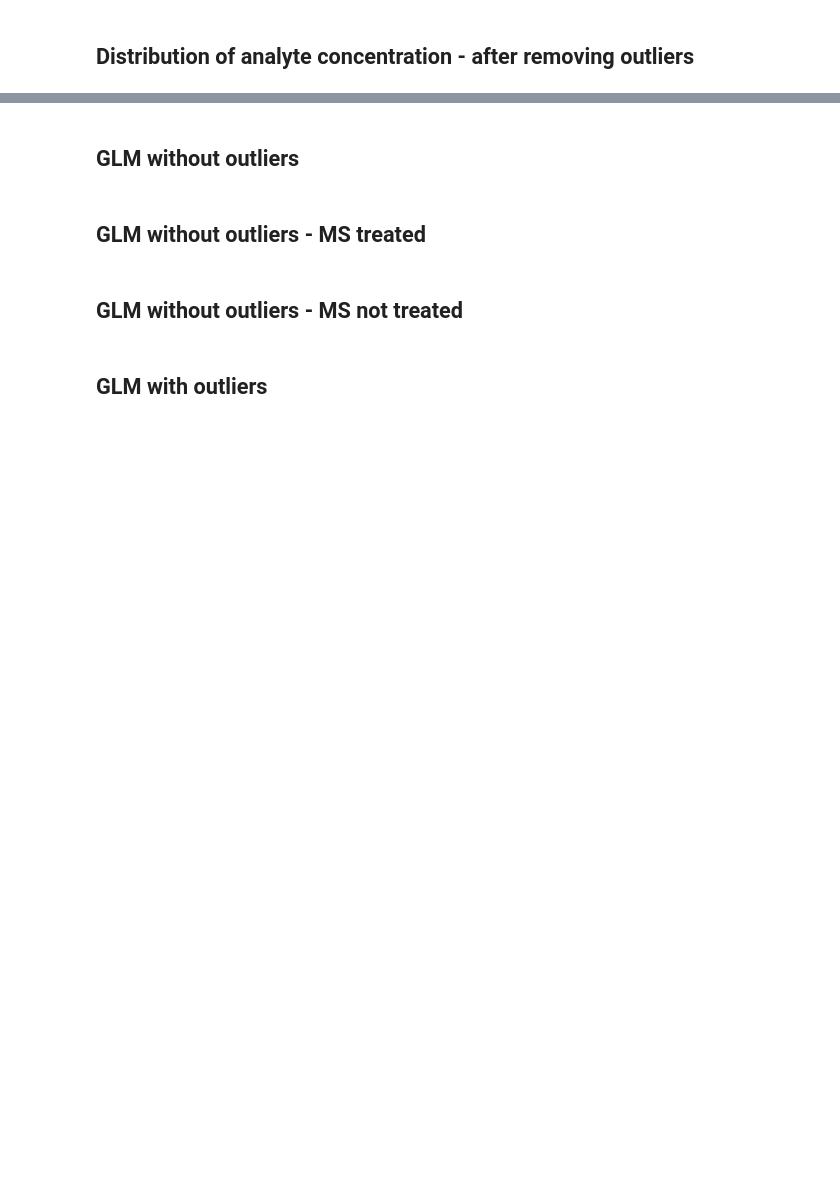
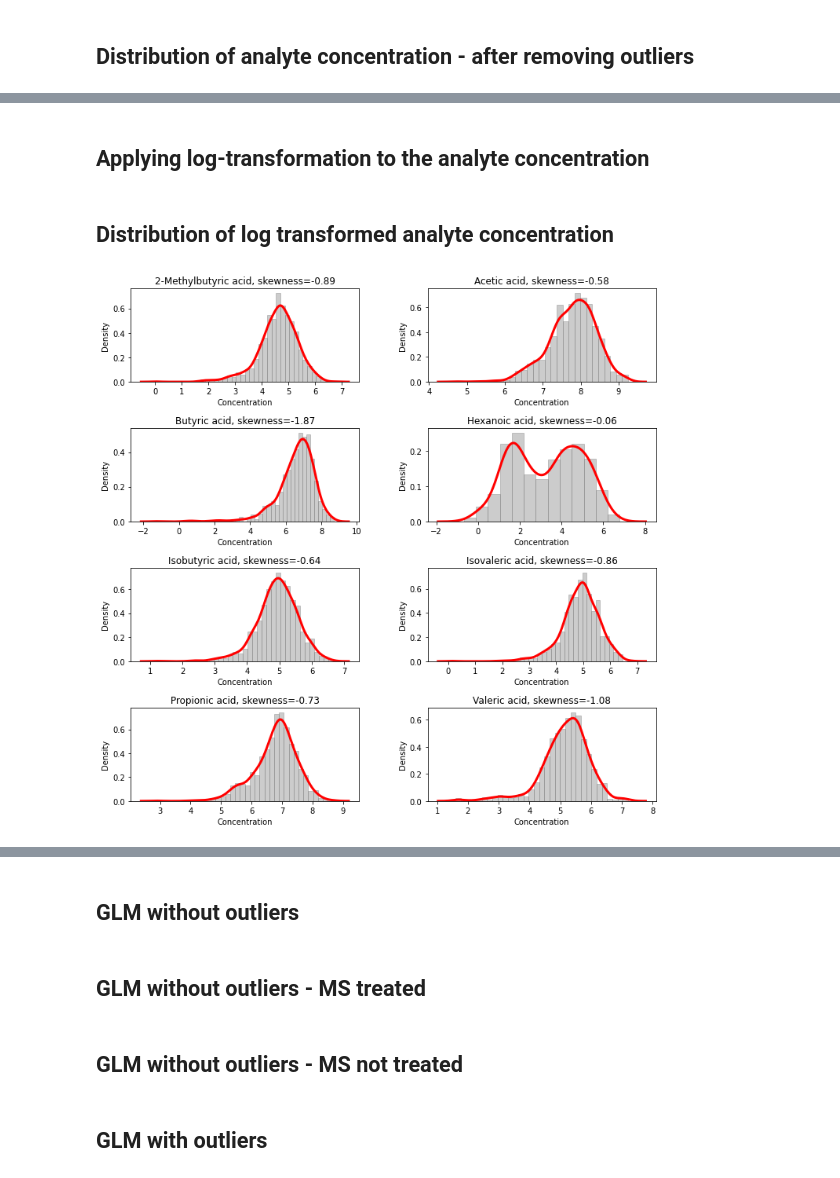
Before and after one commit to BaranziniLab/iMSMS_metabolomics, a Jupyter notebook: GLM_model_shortChain_fattyAcid.ipynb, the cells around one changed output, grey strips where cells are left out. Saved outputs shown, nothing was run; the diff lists cells and outputs as text; code cells hidden in the pictures; blank space fills up the shorter version.

```diff
--- a/GLM_model_shortChain_fattyAcid.ipynb
+++ b/GLM_model_shortChain_fattyAcid.ipynb
@@ -240,0 +244,61 @@ plt.show()
+# %% [markdown]
+## Applying log-transformation to the analyte concentration
+# %%
+data_log_transformed = data.copy()
+for analyte in analytes:
+    analyte_concentration = data_log_transformed[data_log_transformed["Analyte"] == analyte]["Result"].values
+    data_log_transformed.loc[data_log_transformed["Analyte"] == analyte, "Result"] = np.log(analyte_concentration)
+
+data_nan_removed_log_transformed = data_nan_removed.copy()
+for analyte in analytes:
+    analyte_concentration = data_nan_removed_log_transformed[data_nan_removed_log_transformed["Analyte"] == analyte]["Result"].values
+    data_nan_removed_log_transformed.loc[data_nan_removed_log_transformed["Analyte"] == analyte, "Result"] = np.log(analyte_concentration)
+
+data_outlier_removed_log_transformed = data_outlier_removed.copy()
+for analyte in analytes:
+    analyte_concentration = data_outlier_removed_log_transformed[data_outlier_removed_log_transformed["Analyte"] == analyte]["Result"].values
+    data_outlier_removed_log_transformed.loc[data_outlier_removed_log_transformed["Analyte"] == analyte, "Result"] = np.log(analyte_concentration)
+# %% [markdown]
+## Distribution of log transformed analyte concentration
+# %%
+# Create a 4x4 subplot grid
+fig, axes = plt.subplots(4, 2, figsize=(12, 12))
+
+# Flatten the subplot grid for easier indexing
+axes = axes.flatten()
+
+df = data_log_transformed
+
+# Loop over the analyte values and plot their distributions
+for i, analyte in enumerate(df['Analyte'].unique()):
+    # Select the data for the current analyte
+    subset = df[df['Analyte'] == analyte]['Result']
+
+    # Compute the skewness of the data
+    skewness = round(subset.skew(), 2)
+
+    # Plot the histogram and kde plot
+    sns.distplot(subset, hist=True, kde=True, ax=axes[i],
+                 kde_kws={'color': 'r', 'lw': 3},
+                 hist_kws={'color': 'gray', 'edgecolor': 'gray', 'linewidth': 1})
+
+    # Set the title and axis labels
+    axes[i].set_title(f"{analyte}, skewness={skewness}")
+    axes[i].set_xlabel('Concentration')
+    axes[i].set_ylabel('Density')
+
+# Remove the unused subplots
+for i in range(8, len(axes)):
+    fig.delaxes(axes[i])
+
+# Adjust the spacing between the subplots
+plt.subplots_adjust(wspace=0.3, hspace=0.5)
+
+# Show the plot
+plt.show()
+
+# print('Saving the figure ...')
+# fig_filename = os.path.join(OUTPUT_PATH, "figures", "distribution_of_shortChain_fattyAcid_concentration_full_data_{}_sample.svg".format(sample))
+# fig.savefig(fig_filename, format='svg', bbox_inches='tight')
+# %% [output]
+[figure, added]
```
Also changed, not shown: parts of 23 cells of this notebook, 5 other files.
